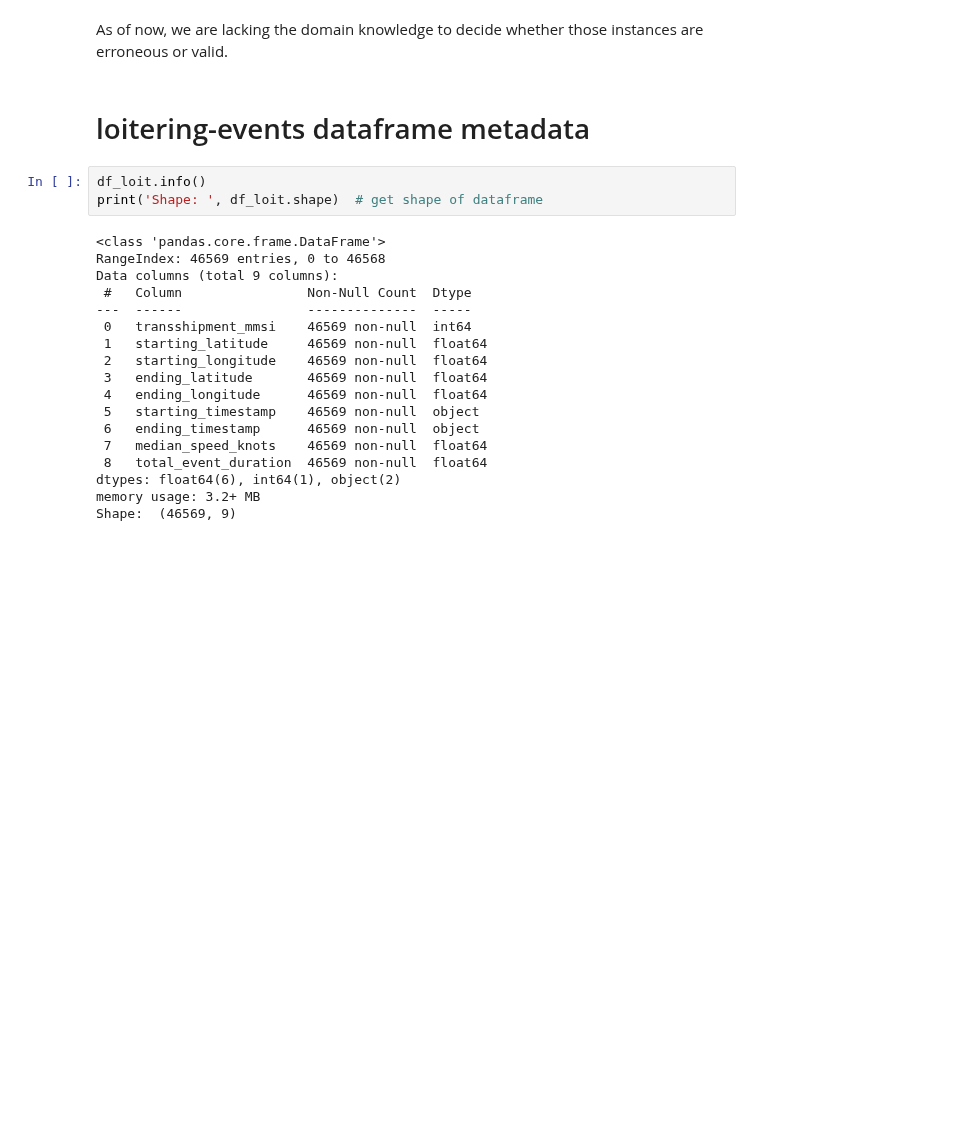
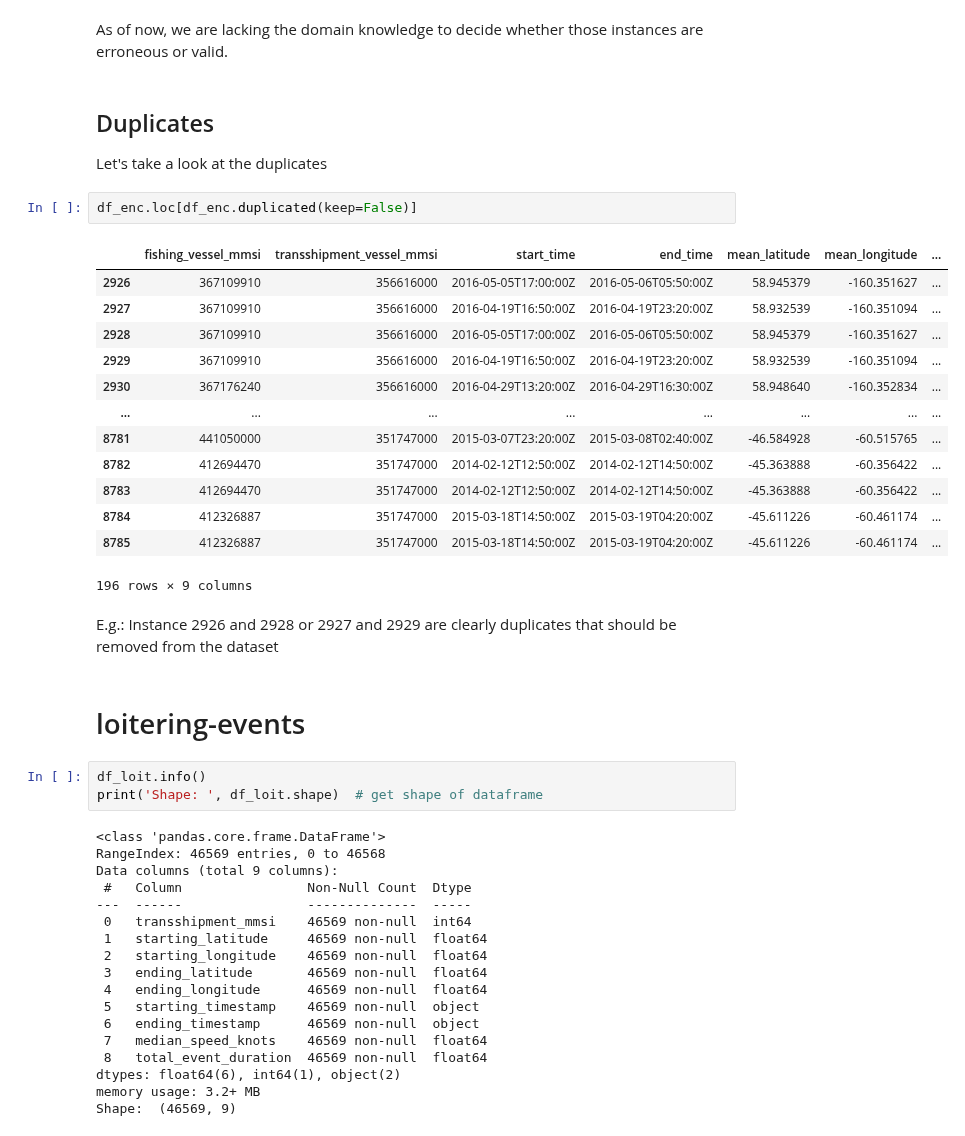
Before and after one commit to neuhart/Doing_DataScience_SS22, a Jupyter notebook: EDA.ipynb, the cells around one changed output. Cells and saved outputs as stored; diff of their text form; blank space fills up the shorter version.

Commit message:
Update EDA.ipynb
added better formatting
and looked at duplicates in the datasets

```diff
--- a/EDA.ipynb
+++ b/EDA.ipynb
@@ -111,8 +113,29 @@ print('which corresponds to {:.3f}% of the available data'.format(100 * df_enc.l
 which corresponds to 5.282% of the available data
 # %% [markdown]
 As of now, we are lacking the domain knowledge to decide whether those instances are erroneous or valid.
+# %% [markdown]
+## Duplicates
+Let's take a look at the duplicates
+# %%
+df_enc.loc[df_enc.duplicated(keep=False)]
+# %% [output]
+|  | fishing_vessel_mmsi | transshipment_vessel_mmsi | start_time | end_time | mean_latitude | mean_longitude | ... |
+| 2926 | 367109910 | 356616000 | 2016-05-05T17:00:00Z | 2016-05-06T05:50:00Z | 58.945379 | -160.351627 | ... |
+| 2927 | 367109910 | 356616000 | 2016-04-19T16:50:00Z | 2016-04-19T23:20:00Z | 58.932539 | -160.351094 | ... |
+| 2928 | 367109910 | 356616000 | 2016-05-05T17:00:00Z | 2016-05-06T05:50:00Z | 58.945379 | -160.351627 | ... |
+| 2929 | 367109910 | 356616000 | 2016-04-19T16:50:00Z | 2016-04-19T23:20:00Z | 58.932539 | -160.351094 | ... |
+| 2930 | 367176240 | 356616000 | 2016-04-29T13:20:00Z | 2016-04-29T16:30:00Z | 58.948640 | -160.352834 | ... |
+| ... | ... | ... | ... | ... | ... | ... | ... |
+| 8781 | 441050000 | 351747000 | 2015-03-07T23:20:00Z | 2015-03-08T02:40:00Z | -46.584928 | -60.515765 | ... |
+| 8782 | 412694470 | 351747000 | 2014-02-12T12:50:00Z | 2014-02-12T14:50:00Z | -45.363888 | -60.356422 | ... |
+| 8783 | 412694470 | 351747000 | 2014-02-12T12:50:00Z | 2014-02-12T14:50:00Z | -45.363888 | -60.356422 | ... |
+| 8784 | 412326887 | 351747000 | 2015-03-18T14:50:00Z | 2015-03-19T04:20:00Z | -45.611226 | -60.461174 | ... |
+| 8785 | 412326887 | 351747000 | 2015-03-18T14:50:00Z | 2015-03-19T04:20:00Z | -45.611226 | -60.461174 | ... |
+196 rows × 9 columns
+# %% [markdown]
+E.g.: Instance 2926 and 2928 or 2927 and 2929 are clearly duplicates that should be removed from the dataset
 # %% [markdown]
-# loitering-events dataframe metadata
+# loitering-events
 # %%
 df_loit.info()
 print('Shape: ', df_loit.shape)  # get shape of dataframe
```
Also changed, not shown: parts of 22 cells of this notebook.
